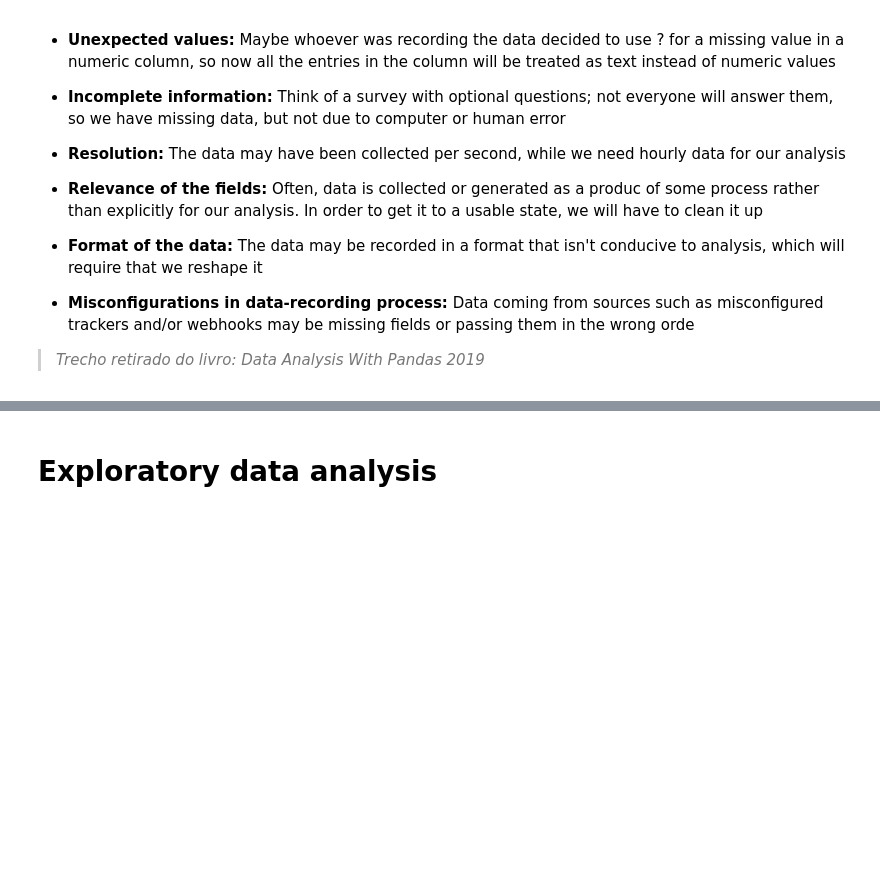
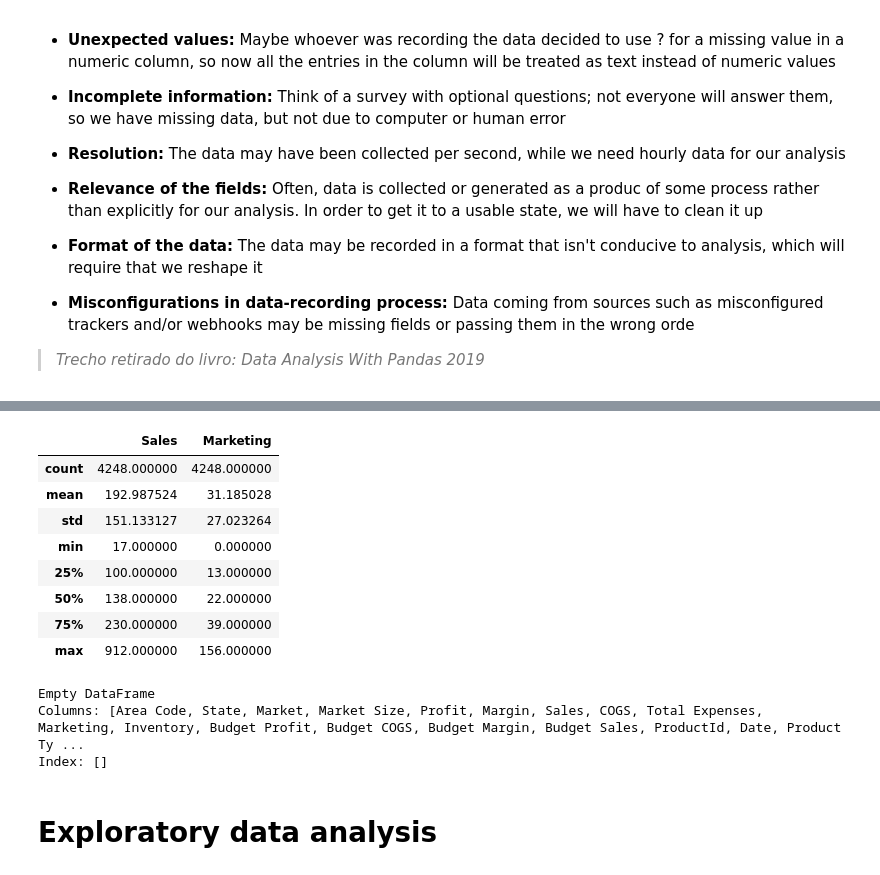
Before and after one commit to FranciniSantana/data-analysis-python-FreeCodeCamp, a Jupyter notebook: Projeto_|_US_Stores_Sales.ipynb, the cells around one changed output, grey strips where cells are left out. Cells and saved outputs as stored; diff of their text form; code cells hidden in the pictures; blank space fills up the shorter version.

```diff
--- a/Projeto_|_US_Stores_Sales.ipynb
+++ b/Projeto_|_US_Stores_Sales.ipynb
@@ -91,2 +155,21 @@ df
+# %%
+df[['Sales','Marketing']].describe() # a forma de ver as estatísticas por colunas específicas
+# %% [output]
+|  | Sales | Marketing |
+| count | 4248.000000 | 4248.000000 |
+| mean | 192.987524 | 31.185028 |
+| std | 151.133127 | 27.023264 |
+| min | 17.000000 | 0.000000 |
+| 25% | 100.000000 | 13.000000 |
+| 50% | 138.000000 | 22.000000 |
+| 75% | 230.000000 | 39.000000 |
+| max | 912.000000 | 156.000000 |
+# %%
+duplicados = df[df.duplicated(keep='first')] # verificando se existe algum dado duplicado
+print(duplicados)
+# %% [output]
+Empty DataFrame
+Columns: [Area Code, State, Market, Market Size, Profit, Margin, Sales, COGS, Total Expenses, Marketing, Inventory, Budget Profit, Budget COGS, Budget Margin, Budget Sales, ProductId, Date, Product Ty ...
+Index: []
 # %% [markdown]
 # Exploratory data analysis
```
Also changed, not shown: parts of 9 cells of this notebook.
